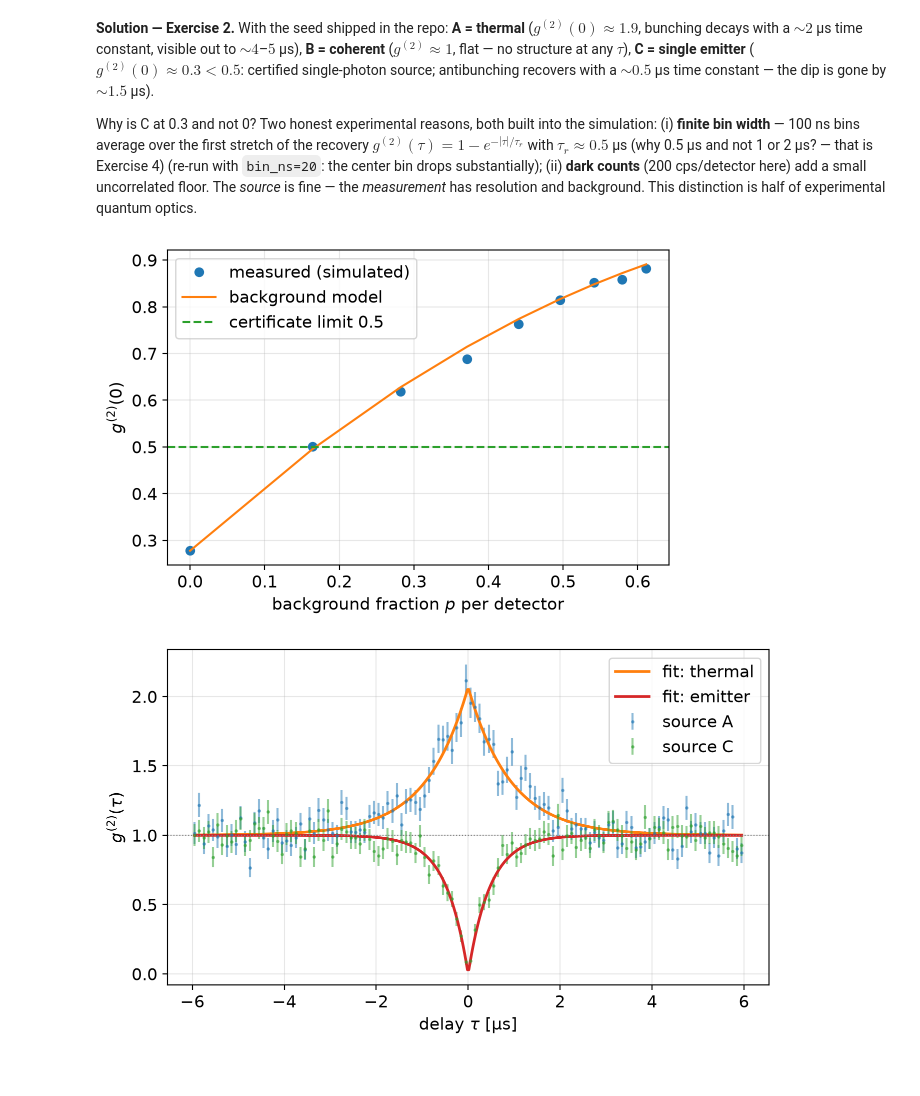
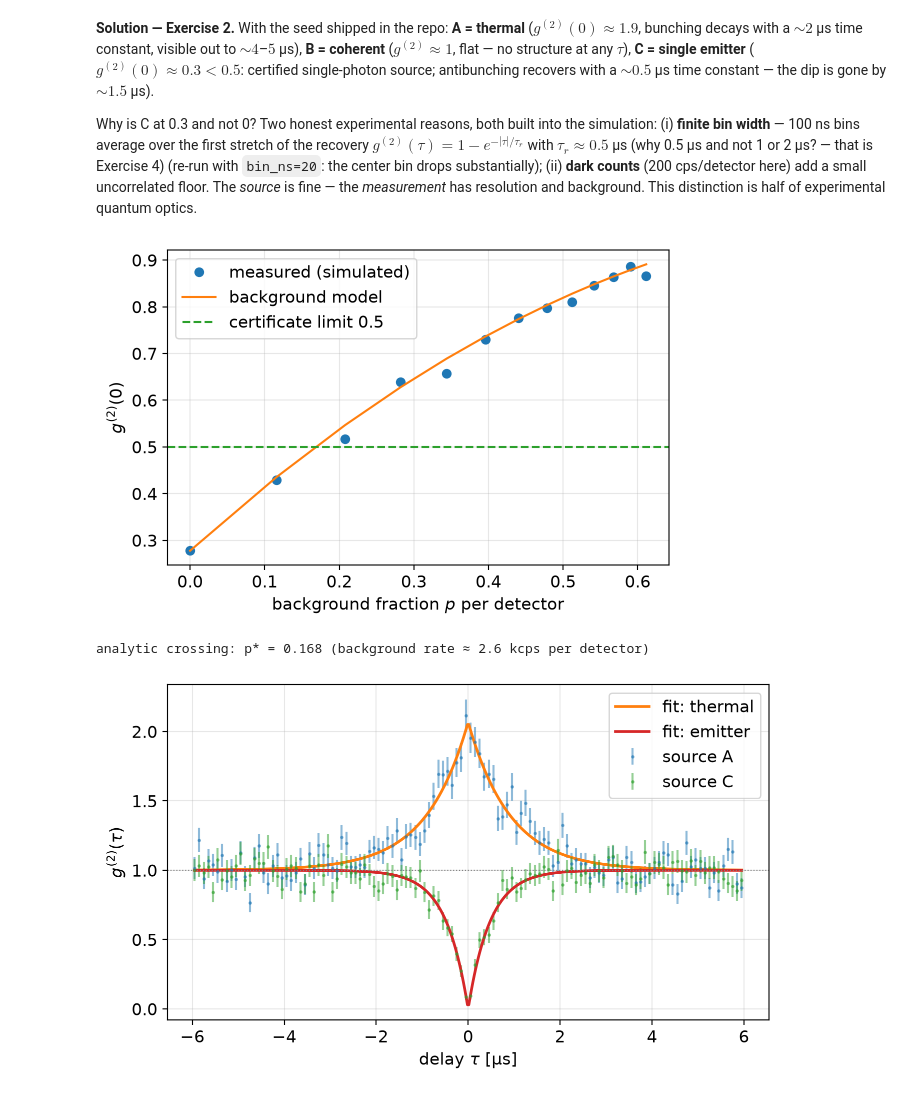
Before and after one commit to CodeJVG/CountingPhotons, a Jupyter notebook: lectures/04_HandsOn_g2_HBT.ipynb, the cells around one changed output. Cells and saved outputs as stored; diff of their text form; code cells hidden in the pictures.

```diff
--- a/lectures/04_HandsOn_g2_HBT.ipynb
+++ b/lectures/04_HandsOn_g2_HBT.ipynb
@@ -291,0 +313,30 @@ fitted time: 1.90 ± 0.11 µs
+# %%
+# YOUR CODE HERE - Exercise 5
+# Given: common slow intensity modulation on both detectors (pump drift).
+def modulate(t, m, period_ns, rng):
+    """Keep each tag with probability ∝ 1 + m*sin(2π t/period): slow drift."""
+    prob = (1 + m * np.sin(2 * np.pi * t / period_ns)) / (1 + m)
+    return t[rng.uniform(size=t.size) < prob]
+
+coherent = "A"           # <-- your Exercise-2 verdict for the coherent source
+m, period_ns = 0.6, 100_000       # 60% drift depth, 100 µs period
+
+# Your physics inputs:
+plateau_guess = None     # <-- 1. PREDICT the g2 baseline before running
+plateau_theory = None    # <-- 2. after running: enter 1 + m**2/2
+
+rng5 = np.random.default_rng(5)
+d = sources[coherent]
+t1m = modulate(d["t1"], m, period_ns, rng5)
+t2m = modulate(d["t2"], m, period_ns, rng5)
+tau, g2 = g2_from_timetags(t1m, t2m, d["duration_ns"])
+
+plt.plot(tau / 1000, g2, ".-", ms=3, label="coherent source + common drift")
+plt.axhline(1, color="gray", ls=":", lw=0.8)
+if plateau_theory is not None:
+    plt.axhline(plateau_theory, color="tab:red", ls="--",
+                label=rf"theory $1+m^2/2$ = {plateau_theory:.2f}")
+plt.xlabel(r"delay $\tau$ [µs]")
+plt.ylabel(r"$g^{(2)}(\tau)$")
+plt.legend(); plt.tight_layout(); plt.show()
+print(f"window-averaged g2 = {g2.mean():.3f}")
@@ -377,35 +431,44 @@ def add_background(t: np.ndarray, duration_ns: float, rate_cps: float,
     rate_cps : background rate to add [counts/s]
     """
     n_bg = rng.poisson(rate_cps * duration_ns * 1e-9)
     t_bg = rng.integers(0, int(duration_ns), n_bg)
     return np.sort(np.concatenate([t, t_bg]))
 
 d = sources["C"]                       # the antibunched source
 signal_rate = d["t1"].size / (d["duration_ns"] * 1e-9)   # cps per detector
 
-bg_rates = np.linspace(0, 20e3, 9)
+bg_rates = np.linspace(0, 20e3, 13)
 fractions, g2_measured = [], []
 for r_bg in bg_rates:
     t1b = add_background(d["t1"], d["duration_ns"], r_bg, rng)
     t2b = add_background(d["t2"], d["duration_ns"], r_bg, rng)
     tau, g2 = g2_from_timetags(t1b, t2b, d["duration_ns"])
     p = r_bg / (r_bg + signal_rate)
     fractions.append(p)
     g2_measured.append(g2[np.abs(tau) < 300].mean())
 
 fractions = np.array(fractions)
 g2_true = g2_measured[0]
 theory = g2_true * (1 - fractions)**2 + 2 * fractions * (1 - fractions) \
     + fractions**2
 
 plt.plot(fractions, g2_measured, "o", label="measured (simulated)")
 plt.plot(fractions, theory, "-", label="background model")
 plt.axhline(0.5, color="tab:green", ls="--", label="certificate limit 0.5")
 plt.xlabel("background fraction $p$ per detector")
 plt.ylabel(r"$g^{(2)}(0)$")
 plt.legend(); plt.tight_layout(); plt.show()
+
+# Compact form and analytic crossing: the formula collapses to
+#   g2_meas = 1 - (1 - g2_true) * (1 - p)^2
+# so the certificate dies at  p* = 1 - sqrt(0.5 / (1 - g2_true)).
+p_star = 1 - np.sqrt(0.5 / (1 - g2_true))
+print(f"analytic crossing: p* = {p_star:.3f} "
+      f"(background rate ≈ {p_star / (1 - p_star) * signal_rate / 1e3:.1f} kcps "
+      "per detector)")
 # %% [output]
-[figure, old version]
+[figure, new version]
+analytic crossing: p* = 0.168 (background rate ≈ 2.6 kcps per detector)
 # %%
 # Solution - Exercise 4
 from scipy.optimize import curve_fit
```
Also changed, not shown: parts of 6 cells of this notebook.
